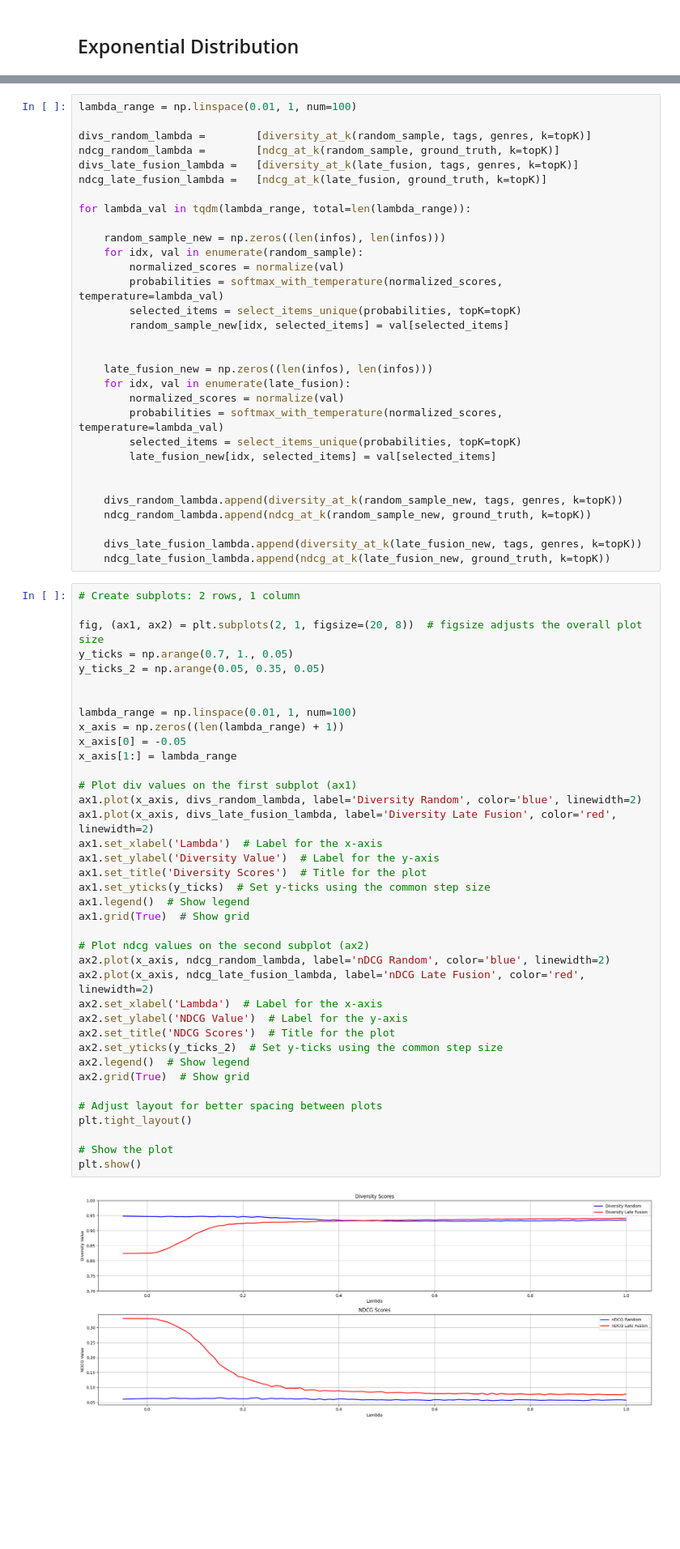
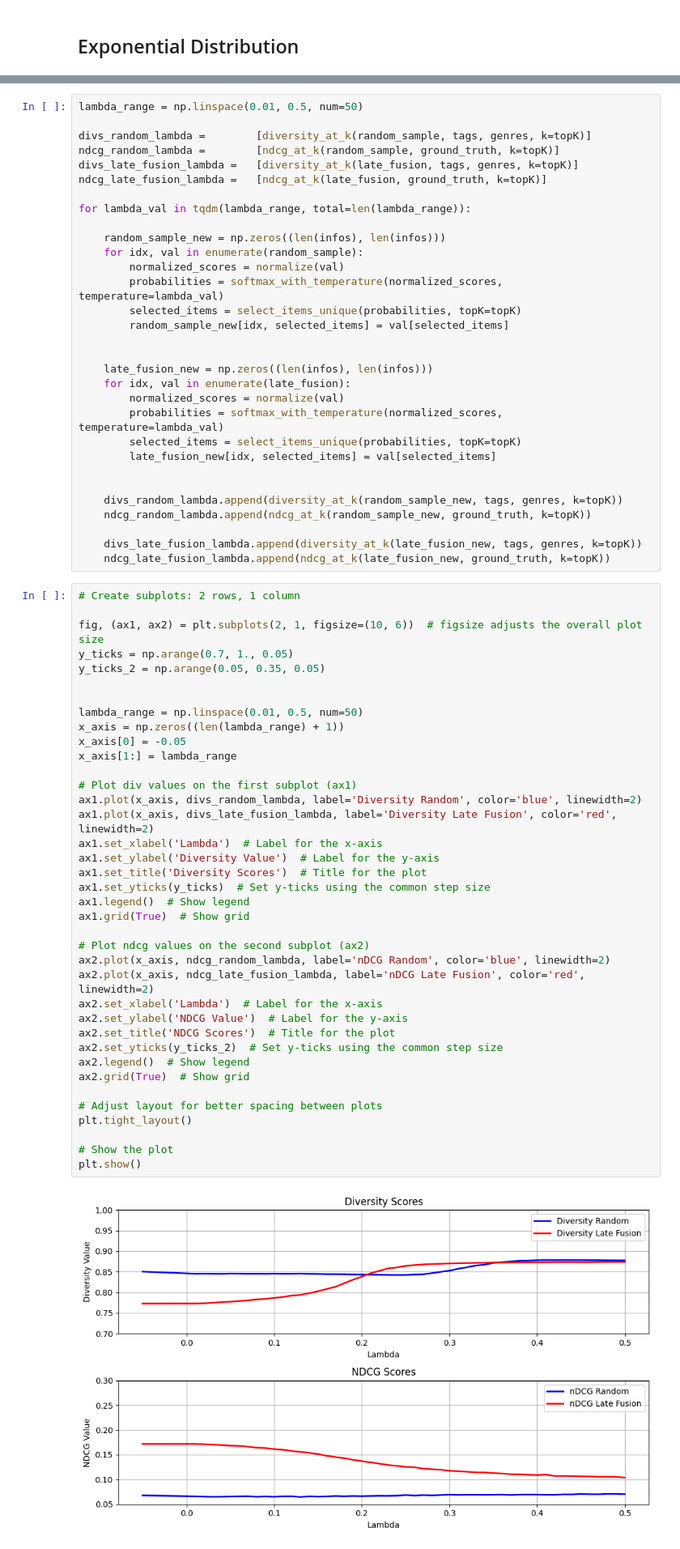
Before and after one commit to justinhangoebl/multimedia-search-and-retrieval, a Jupyter notebook: diversity-vs-ndcg.ipynb, the cells around one changed output, grey strips where cells are left out. Shown: that part at 81% size. Saved outputs shown, nothing was run; the diff lists cells and outputs as text; blank space fills up the shorter version.

```diff
--- a/diversity-vs-ndcg.ipynb
+++ b/diversity-vs-ndcg.ipynb
@@ -358,7 +358,7 @@ def adjust_weights(scores, power=1.0):
     # Raise similarity scores to a power to increase the weight of higher scores
     return np.power(scores, power)
 # %%
-lambda_range = np.linspace(0.01, 1, num=100)
+lambda_range = np.linspace(0.01, 0.5, num=50)
 
 divs_random_lambda =        [diversity_at_k(random_sample, tags, genres, k=topK)]
 ndcg_random_lambda =        [ndcg_at_k(random_sample, ground_truth, k=topK)]
@@ -391,43 +391,43 @@ for lambda_val in tqdm(lambda_range, total=len(lambda_range)):
 # %%
 # Create subplots: 2 rows, 1 column
 
-fig, (ax1, ax2) = plt.subplots(2, 1, figsize=(20, 8))  # figsize adjusts the overall plot size
+fig, (ax1, ax2) = plt.subplots(2, 1, figsize=(10, 6))  # figsize adjusts the overall plot size
 y_ticks = np.arange(0.7, 1., 0.05)
 y_ticks_2 = np.arange(0.05, 0.35, 0.05)
 
 
-lambda_range = np.linspace(0.01, 1, num=100)
+lambda_range = np.linspace(0.01, 0.5, num=50)
 x_axis = np.zeros((len(lambda_range) + 1))
 x_axis[0] = -0.05
 x_axis[1:] = lambda_range
 
 # Plot div values on the first subplot (ax1)
 ax1.plot(x_axis, divs_random_lambda, label='Diversity Random', color='blue', linewidth=2)
 ax1.plot(x_axis, divs_late_fusion_lambda, label='Diversity Late Fusion', color='red', linewidth=2)
 ax1.set_xlabel('Lambda')  # Label for the x-axis
 ax1.set_ylabel('Diversity Value')  # Label for the y-axis
 ax1.set_title('Diversity Scores')  # Title for the plot
 ax1.set_yticks(y_ticks)  # Set y-ticks using the common step size
 ax1.legend()  # Show legend
 ax1.grid(True)  # Show grid
 
 # Plot ndcg values on the second subplot (ax2)
 ax2.plot(x_axis, ndcg_random_lambda, label='nDCG Random', color='blue', linewidth=2)
 ax2.plot(x_axis, ndcg_late_fusion_lambda, label='nDCG Late Fusion', color='red', linewidth=2)
 ax2.set_xlabel('Lambda')  # Label for the x-axis
 ax2.set_ylabel('NDCG Value')  # Label for the y-axis
 ax2.set_title('NDCG Scores')  # Title for the plot
 ax2.set_yticks(y_ticks_2)  # Set y-ticks using the common step size
 ax2.legend()  # Show legend
 ax2.grid(True)  # Show grid
 
 # Adjust layout for better spacing between plots
 plt.tight_layout()
 
 # Show the plot
 plt.show()
 # %% [output]
-[figure, old version]
+[figure, new version]
 # %%
 alpha = 0.5  # Equal weight for diversity and NDCG
 
```
Also changed, not shown: parts of 5 cells of this notebook, 3 other files.
